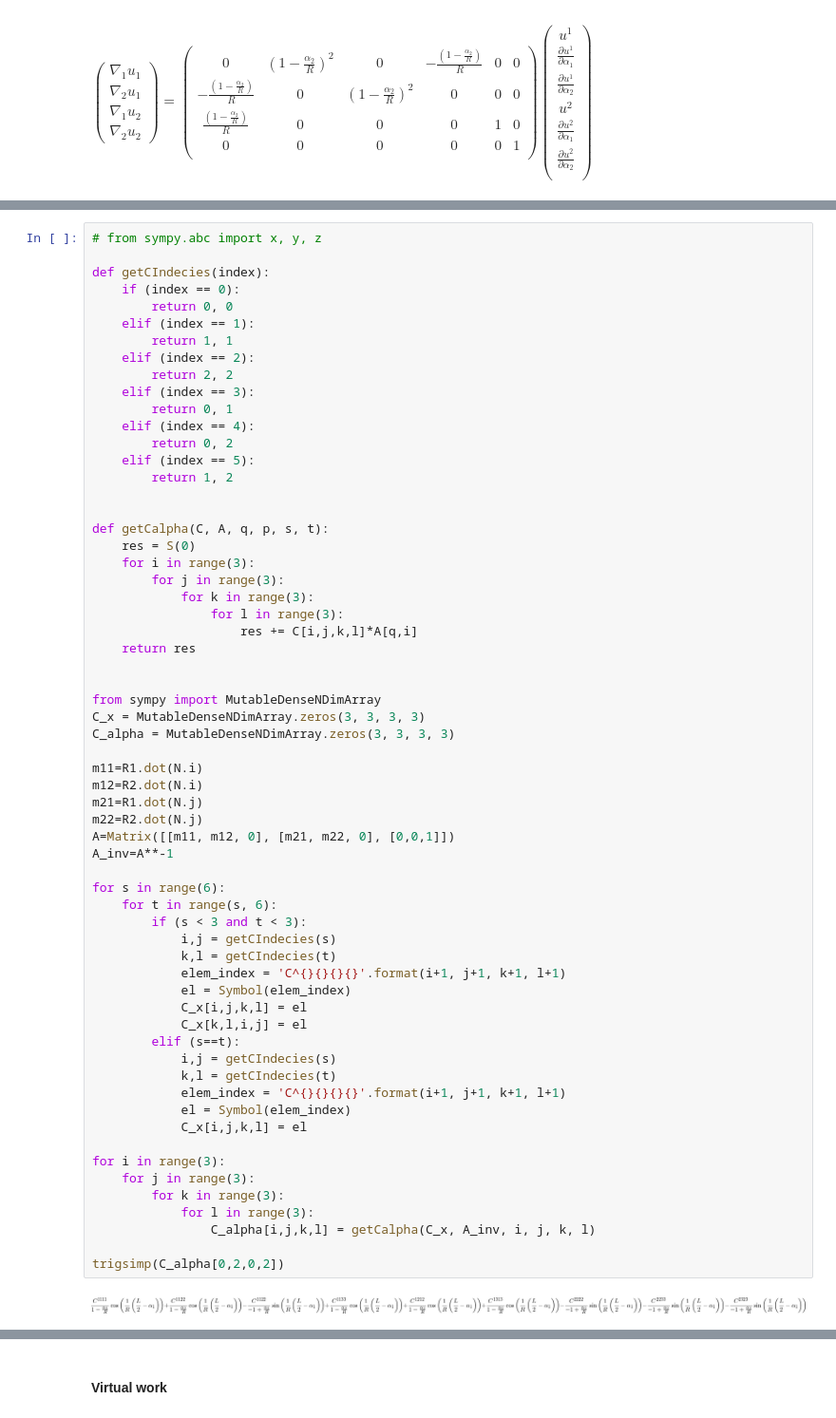
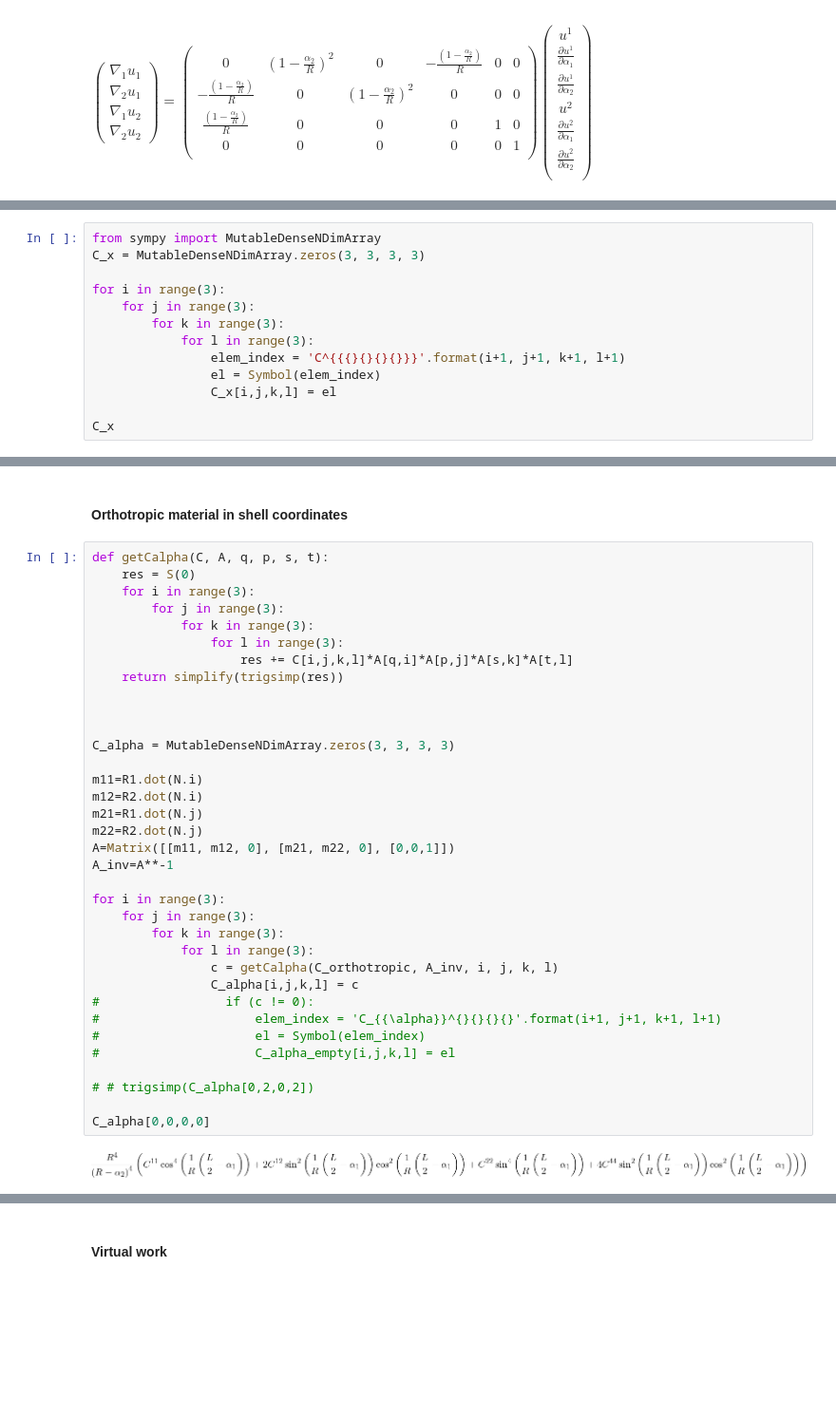
Before and after one commit to tarashor/vibrations, a Jupyter notebook: py2/All geometries.ipynb, the cells around one changed output, grey strips where cells are left out. Shown at 95% size. Cells and saved outputs as stored; diff of their text form; blank space fills up the shorter version.

```diff
--- a/py2/All geometries.ipynb
+++ b/py2/All geometries.ipynb
@@ -317,0 +320,13 @@ $
+# %%
+from sympy import MutableDenseNDimArray
+C_x = MutableDenseNDimArray.zeros(3, 3, 3, 3)
+
+for i in range(3):
+    for j in range(3):
+        for k in range(3):
+            for l in range(3):
+                elem_index = 'C^{{{}{}{}{}}}'.format(i+1, j+1, k+1, l+1)
+                el = Symbol(elem_index)
+                C_x[i,j,k,l] = el
+
+C_x
@@ -318,64 +406,39 @@ $
+# %% [markdown]
+#### Orthotropic material in shell coordinates
 # %%
-# from sympy.abc import x, y, z
-
-def getCIndecies(index):
-    if (index == 0):
-        return 0, 0
-    elif (index == 1):
-        return 1, 1
-    elif (index == 2):
-        return 2, 2
-    elif (index == 3):
-        return 0, 1
-    elif (index == 4):
-        return 0, 2
-    elif (index == 5):
-        return 1, 2
-
-
 def getCalpha(C, A, q, p, s, t):
     res = S(0)
     for i in range(3):
         for j in range(3):
             for k in range(3):
                 for l in range(3):
-                    res += C[i,j,k,l]*A[q,i]
-    return res
+                    res += C[i,j,k,l]*A[q,i]*A[p,j]*A[s,k]*A[t,l]
+    return simplify(trigsimp(res))
 
 
-from sympy import MutableDenseNDimArray
-C_x = MutableDenseNDimArray.zeros(3, 3, 3, 3)
+
 C_alpha = MutableDenseNDimArray.zeros(3, 3, 3, 3)
 
 m11=R1.dot(N.i)
 m12=R2.dot(N.i)
 m21=R1.dot(N.j)
 m22=R2.dot(N.j)
 A=Matrix([[m11, m12, 0], [m21, m22, 0], [0,0,1]])
 A_inv=A**-1
 
-for s in range(6):
-    for t in range(s, 6):
-        if (s < 3 and t < 3):
-            i,j = getCIndecies(s)
-            k,l = getCIndecies(t)
-            elem_index = 'C^{}{}{}{}'.format(i+1, j+1, k+1, l+1)
-            el = Symbol(elem_index)
-            C_x[i,j,k,l] = el
-            C_x[k,l,i,j] = el
-        elif (s==t):
-            i,j = getCIndecies(s)
-            k,l = getCIndecies(t)
-            elem_index = 'C^{}{}{}{}'.format(i+1, j+1, k+1, l+1)
-            el = Symbol(elem_index)
-            C_x[i,j,k,l] = el
-
 for i in range(3):
     for j in range(3):
         for k in range(3):
             for l in range(3):
-                C_alpha[i,j,k,l] = getCalpha(C_x, A_inv, i, j, k, l)
+                c = getCalpha(C_orthotropic, A_inv, i, j, k, l)
+                C_alpha[i,j,k,l] = c
+#                 if (c != 0):
+#                     elem_index = 'C_{{\alpha}}^{}{}{}{}'.format(i+1, j+1, k+1, l+1)
+#                     el = Symbol(elem_index)
+#                     C_alpha_empty[i,j,k,l] = el
 
-trigsimp(C_alpha[0,2,0,2])
+# # trigsimp(C_alpha[0,2,0,2])
+
+C_alpha[0,0,0,0]
 # %% [output]
-[figure, old version]
+[figure, new version]
```
Also changed, not shown: parts of 13 cells of this notebook.
